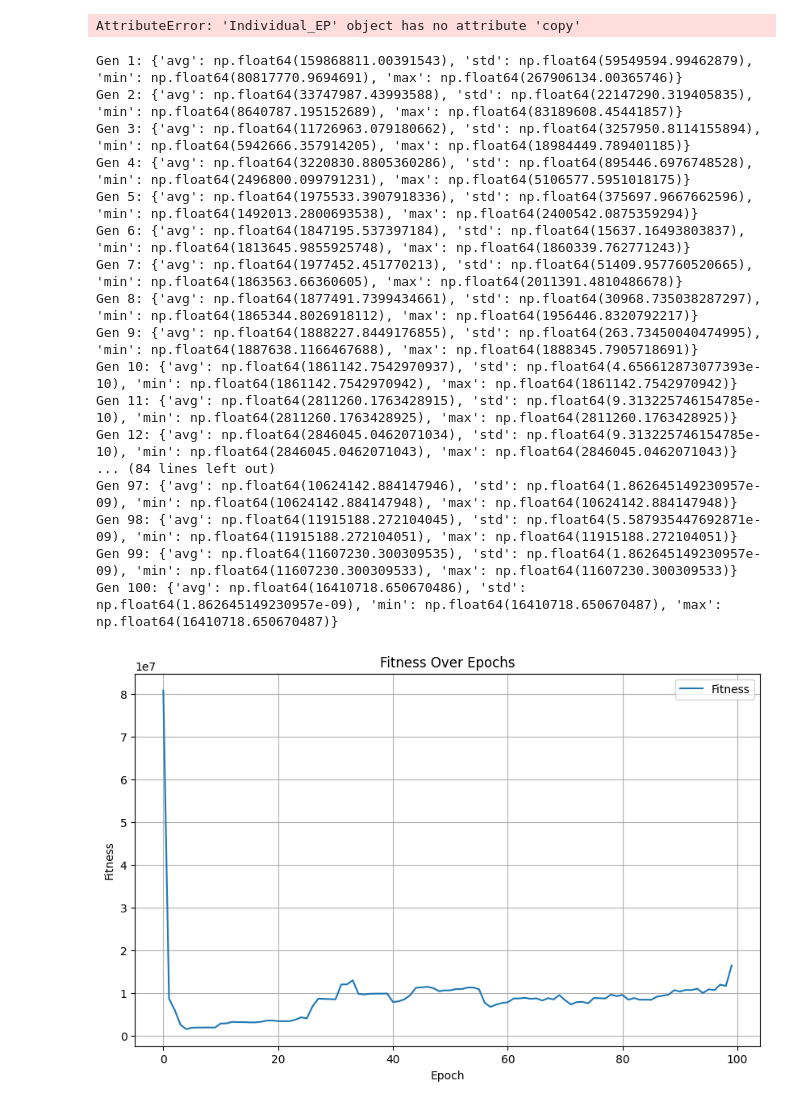
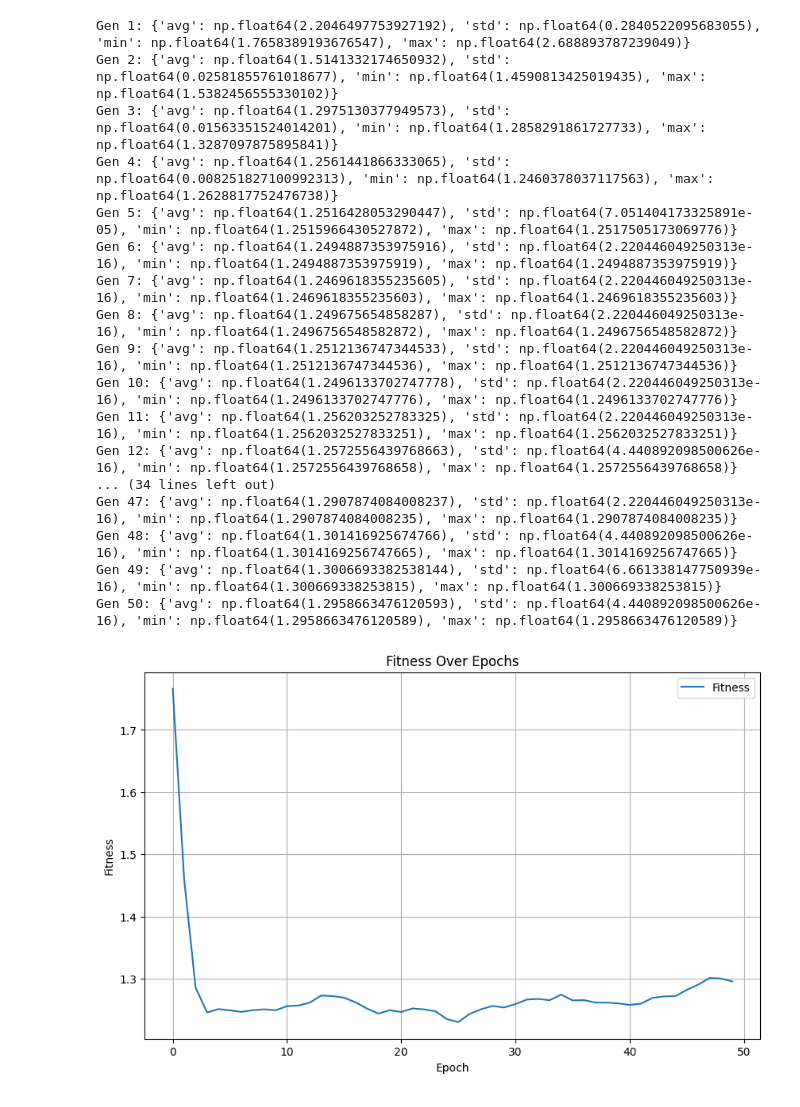
Before and after one commit to Biboy-al/AIML426-A2, a Jupyter notebook: Q1_EP_ES/src/main.ipynb, the cells around one changed output. Cells and saved outputs as stored; diff of their text form; code cells hidden in the pictures.

```diff
--- a/Q1_EP_ES/src/main.ipynb
+++ b/Q1_EP_ES/src/main.ipynb
@@ -232,29 +247,25 @@ def plot_fitness(fitnesses, title="Fitness Over Epochs"):
 # %%
-pop = EP(30, 50, rosenbrock_fitness,-30, 30, 0.1, 1)
+(logbook,hfa) = ES(30,griewank_fitness, 30, 50, -30, 30, 0.1, 1, max_iter=50)
+
+best_fitness_per_gen = logbook.select("min")
+
+plot_fitness(best_fitness_per_gen)
 # %% [output]
-AttributeError: 'Individual_EP' object has no attribute 'copy'
+Gen 1: {'avg': np.float64(2.2046497753927192), 'std': np.float64(0.2840522095683055), 'min': np.float64(1.7658389193676547), 'max': np.float64(2.688893787239049)}
+Gen 2: {'avg': np.float64(1.5141332174650932), 'std': np.float64(0.02581855761018677), 'min': np.float64(1.4590813425019435), 'max': np.float64(1.5382456555330102)}
+Gen 3: {'avg': np.float64(1.2975130377949573), 'std': np.float64(0.01563351524014201), 'min': np.float64(1.2858291861727733), 'max': np.float64(1.3287097875895841)}
+Gen 4: {'avg': np.float64(1.2561441866333065), 'std': np.float64(0.008251827100992313), 'min': np.float64(1.2460378037117563), 'max': np.float64(1.2628817752476738)}
+Gen 5: {'avg': np.float64(1.2516428053290447), 'std': np.float64(7.051404173325891e-05), 'min': np.float64(1.2515966430527872), 'max': np.float64(1.2517505173069776)}
+Gen 6: {'avg': np.float64(1.2494887353975916), 'std': np.float64(2.220446049250313e-16), 'min': np.float64(1.2494887353975919), 'max': np.float64(1.2494887353975919)}
+Gen 7: {'avg': np.float64(1.2469618355235605), 'std': np.float64(2.220446049250313e-16), 'min': np.float64(1.2469618355235603), 'max': np.float64(1.2469618355235603)}
+Gen 8: {'avg': np.float64(1.249675654858287), 'std': np.float64(2.220446049250313e-16), 'min': np.float64(1.2496756548582872), 'max': np.float64(1.2496756548582872)}
+Gen 9: {'avg': np.float64(1.2512136747344533), 'std': np.float64(2.220446049250313e-16), 'min': np.float64(1.2512136747344536), 'max': np.float64(1.2512136747344536)}
+Gen 10: {'avg': np.float64(1.2496133702747778), 'std': np.float64(2.220446049250313e-16), 'min': np.float64(1.2496133702747776), 'max': np.float64(1.2496133702747776)}
+Gen 11: {'avg': np.float64(1.256203252783325), 'std': np.float64(2.220446049250313e-16), 'min': np.float64(1.2562032527833251), 'max': np.float64(1.2562032527833251)}
+Gen 12: {'avg': np.float64(1.2572556439768663), 'std': np.float64(4.440892098500626e-16), 'min': np.float64(1.2572556439768658), 'max': np.float64(1.2572556439768658)}
+... (34 lines left out)
+Gen 47: {'avg': np.float64(1.2907874084008237), 'std': np.float64(2.220446049250313e-16), 'min': np.float64(1.2907874084008235), 'max': np.float64(1.2907874084008235)}
+Gen 48: {'avg': np.float64(1.301416925674766), 'std': np.float64(4.440892098500626e-16), 'min': np.float64(1.3014169256747665), 'max': np.float64(1.3014169256747665)}
+Gen 49: {'avg': np.float64(1.3006693382538144), 'std': np.float64(6.661338147750939e-16), 'min': np.float64(1.300669338253815), 'max': np.float64(1.300669338253815)}
+Gen 50: {'avg': np.float64(1.2958663476120593), 'std': np.float64(4.440892098500626e-16), 'min': np.float64(1.2958663476120589), 'max': np.float64(1.2958663476120589)}
+[figure, added]
-# %%
-(logbook,hfa) = ES(30,rosenbrock_fitness, 30, 50, -30, 30, 0.1, 1)
-
-best_fitness_per_gen = logbook.select("min")
-
-plot_fitness(best_fitness_per_gen)
-# %% [output]
-Gen 1: {'avg': np.float64(159868811.00391543), 'std': np.float64(59549594.99462879), 'min': np.float64(80817770.9694691), 'max': np.float64(267906134.00365746)}
-Gen 2: {'avg': np.float64(33747987.43993588), 'std': np.float64(22147290.319405835), 'min': np.float64(8640787.195152689), 'max': np.float64(83189608.45441857)}
-Gen 3: {'avg': np.float64(11726963.079180662), 'std': np.float64(3257950.8114155894), 'min': np.float64(5942666.357914205), 'max': np.float64(18984449.789401185)}
-Gen 4: {'avg': np.float64(3220830.8805360286), 'std': np.float64(895446.6976748528), 'min': np.float64(2496800.099791231), 'max': np.float64(5106577.5951018175)}
-Gen 5: {'avg': np.float64(1975533.3907918336), 'std': np.float64(375697.9667662596), 'min': np.float64(1492013.2800693538), 'max': np.float64(2400542.0875359294)}
-Gen 6: {'avg': np.float64(1847195.537397184), 'std': np.float64(15637.16493803837), 'min': np.float64(1813645.9855925748), 'max': np.float64(1860339.762771243)}
-Gen 7: {'avg': np.float64(1977452.451770213), 'std': np.float64(51409.957760520665), 'min': np.float64(1863563.66360605), 'max': np.float64(2011391.4810486678)}
-Gen 8: {'avg': np.float64(1877491.7399434661), 'std': np.float64(30968.735038287297), 'min': np.float64(1865344.8026918112), 'max': np.float64(1956446.8320792217)}
-Gen 9: {'avg': np.float64(1888227.8449176855), 'std': np.float64(263.73450040474995), 'min': np.float64(1887638.1166467688), 'max': np.float64(1888345.7905718691)}
-Gen 10: {'avg': np.float64(1861142.7542970937), 'std': np.float64(4.656612873077393e-10), 'min': np.float64(1861142.7542970942), 'max': np.float64(1861142.7542970942)}
-Gen 11: {'avg': np.float64(2811260.1763428915), 'std': np.float64(9.313225746154785e-10), 'min': np.float64(2811260.1763428925), 'max': np.float64(2811260.1763428925)}
-Gen 12: {'avg': np.float64(2846045.0462071034), 'std': np.float64(9.313225746154785e-10), 'min': np.float64(2846045.0462071043), 'max': np.float64(2846045.0462071043)}
-... (84 lines left out)
-Gen 97: {'avg': np.float64(10624142.884147946), 'std': np.float64(1.862645149230957e-09), 'min': np.float64(10624142.884147948), 'max': np.float64(10624142.884147948)}
-Gen 98: {'avg': np.float64(11915188.272104045), 'std': np.float64(5.587935447692871e-09), 'min': np.float64(11915188.272104051), 'max': np.float64(11915188.272104051)}
-Gen 99: {'avg': np.float64(11607230.300309535), 'std': np.float64(1.862645149230957e-09), 'min': np.float64(11607230.300309533), 'max': np.float64(11607230.300309533)}
-Gen 100: {'avg': np.float64(16410718.650670486), 'std': np.float64(1.862645149230957e-09), 'min': np.float64(16410718.650670487), 'max': np.float64(16410718.650670487)}
-[figure, removed]
```
Also changed, not shown: parts of 3 cells of this notebook, 5 other files.
